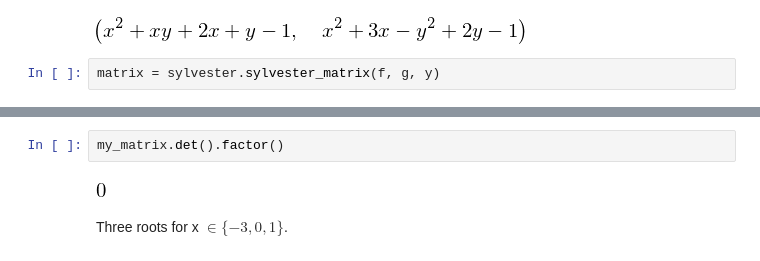
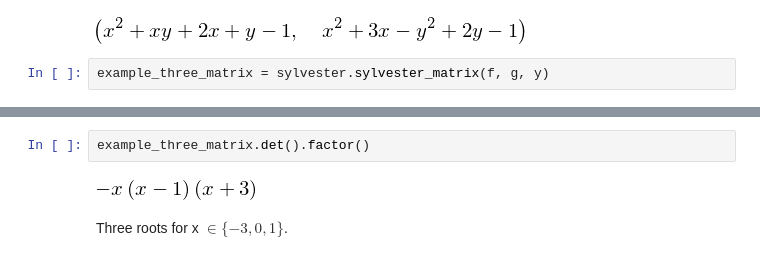
Before and after one commit to Nikoleta-v3/resultant-theory, a Jupyter notebook: notebooks/Sylvesters.ipynb, the cells around one changed output, grey strips where cells are left out. Cells and saved outputs as stored; diff of their text form.

```diff
--- a/notebooks/Sylvesters.ipynb
+++ b/notebooks/Sylvesters.ipynb
@@ -95,4 +103,4 @@ f, g
 # %% [output]
 [figure]
 # %%
-matrix = sylvester.sylvester_matrix(f, g, y)
+example_three_matrix = sylvester.sylvester_matrix(f, g, y)
@@ -103,7 +111,7 @@ matrix
 # %%
-my_matrix.det().factor()
+example_three_matrix.det().factor()
 # %% [output]
-[figure, old version]
+[figure, new version]
 # %% [markdown]
 Three roots for x $\in \{-3, 0, 1\}$.
 # %% [markdown]
```
Also changed, not shown: parts of 33 cells of this notebook, 8 other files.
